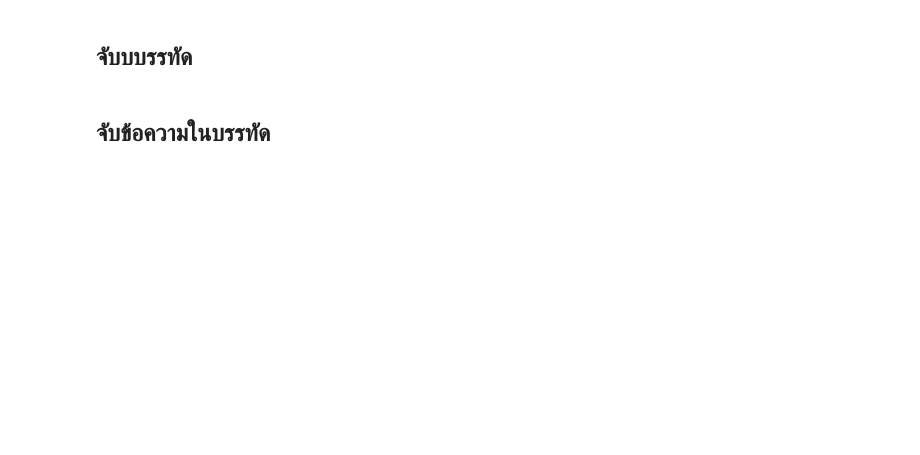
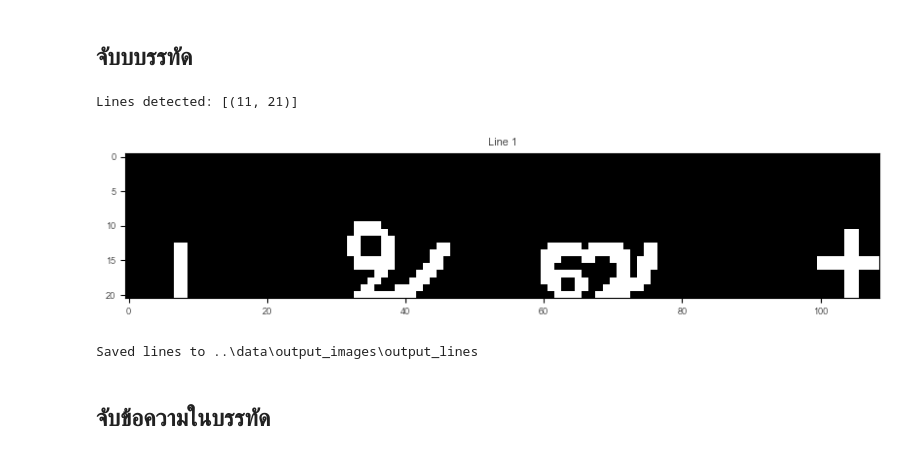
Before and after one commit to kunimpan/ocr-engine-python, a Jupyter notebook: scripts/ocr_transcripts_V2.ipynb, the cells around one changed output. Saved outputs shown, nothing was run; the diff lists cells and outputs as text; code cells hidden in the pictures; blank space fills up the shorter version.

```diff
--- a/scripts/ocr_transcripts_V2.ipynb
+++ b/scripts/ocr_transcripts_V2.ipynb
@@ -13,8 +13,8 @@ output_folder.mkdir(exist_ok=True)
 # โหลดภาพ
 #image = cv2.imread("../data/test_images/transcript/Transcript.jpg")
 #image = cv2.imread("../data/test_images/transcript/Transcript2.jpg")
-image = cv2.imread("../data/test_images/transcript/pun_20240817_0001.jpg")
-#image = cv2.imread("../data/test_images/word_images/word_18.jpg")
+#image = cv2.imread("../data/test_images/transcript/pun_20240817_0001.jpg")
+image = cv2.imread("../data/test_images/word_images/word_22.jpg")
 if image is None:
     raise FileNotFoundError("ไม่พบไฟล์ภาพ กรุณาตรวจสอบเส้นทางของไฟล์")
 
@@ -26,6 +26,7 @@ binary_image = cv2.adaptiveThreshold(
     gray, 255, cv2.ADAPTIVE_THRESH_GAUSSIAN_C, cv2.THRESH_BINARY_INV, 51,30
 )
 
+'''
 # สร้าง Kernel ขนาดเล็กสำหรับลบเส้นแนวนอน
 horizontal_kernel = cv2.getStructuringElement(cv2.MORPH_RECT, (40, 1))
 horizontal_removed = cv2.morphologyEx(binary_image, cv2.MORPH_OPEN, horizontal_kernel)
@@ -39,9 +40,10 @@ grid_lines = cv2.add(horizontal_removed, vertical_removed)
 
 # ลบเส้นตารางออกจากภาพ
 table_removed_image = cv2.subtract(binary_image, grid_lines)
+'''
 
 # คำนวณ Histogram Projection
-horizontal_projection = np.sum(table_removed_image, axis=1)  # รวมพิกเซลในแนวนอน
+horizontal_projection = np.sum(binary_image, axis=1)  # รวมพิกเซลในแนวนอน
 
 threshold_value = 10  # เพิ่มค่าให้เหมาะกับความหนาของตัวอักษร
 line_indices = np.where(horizontal_projection > threshold_value)[0]
@@ -52,35 +54,39 @@ start_idx = None
 
 for i in range(len(line_indices) - 1):
     if start_idx is None:
         start_idx = line_indices[i]
     if line_indices[i+1] > line_indices[i] + 1:  # เจอช่วงว่างระหว่างบรรทัด
         end_idx = line_indices[i]
         lines.append((start_idx, end_idx))
         start_idx = None
 if start_idx is not None:
     lines.append((start_idx, line_indices[-1]))
 
 print("Lines detected:", lines)
 
 # แยกบรรทัดและเพิ่ม Padding
 line_images = []
 padding = 10  # ระบุ Padding
 
 for start, end in lines:
     padded_start = max(0, start - padding)
-    padded_end = min(table_removed_image.shape[0], end + padding)
-    line_img = table_removed_image[padded_start:padded_end, :]
+    padded_end = min(binary_image.shape[0], end + padding)
+    line_img = binary_image[padded_start:padded_end, :]
     line_images.append(line_img)
 
 
 for idx, line_img in enumerate(line_images):
     file_path = output_folder / f"line_{idx + 1}.png"
     cv2.imwrite(str(file_path), line_img)
     plt.figure(figsize=(10,10))
     plt.imshow(line_img, cmap="gray")
     plt.title(f"Line {idx + 1}")
     plt.show()
 print(f"Saved lines to {output_folder}")
+# %% [output]
+Lines detected: [(11, 21)]
+[figure, added]
+Saved lines to ..\data\output_images\output_lines
 # %% [markdown]
 ## จับข้อความในบรรทัด
 # %%
```
Also changed, not shown: parts of 5 cells of this notebook, 26 other files.
